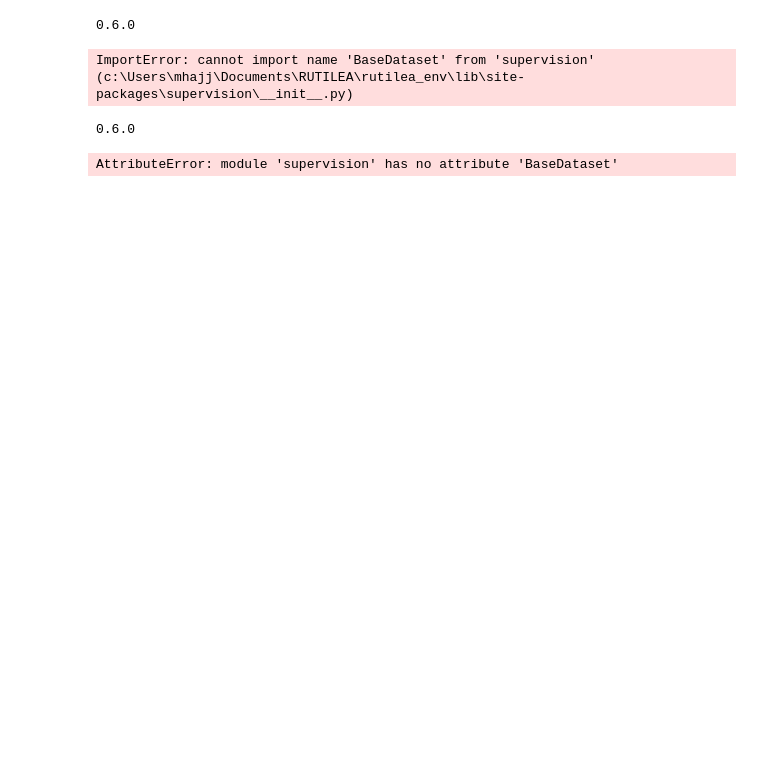
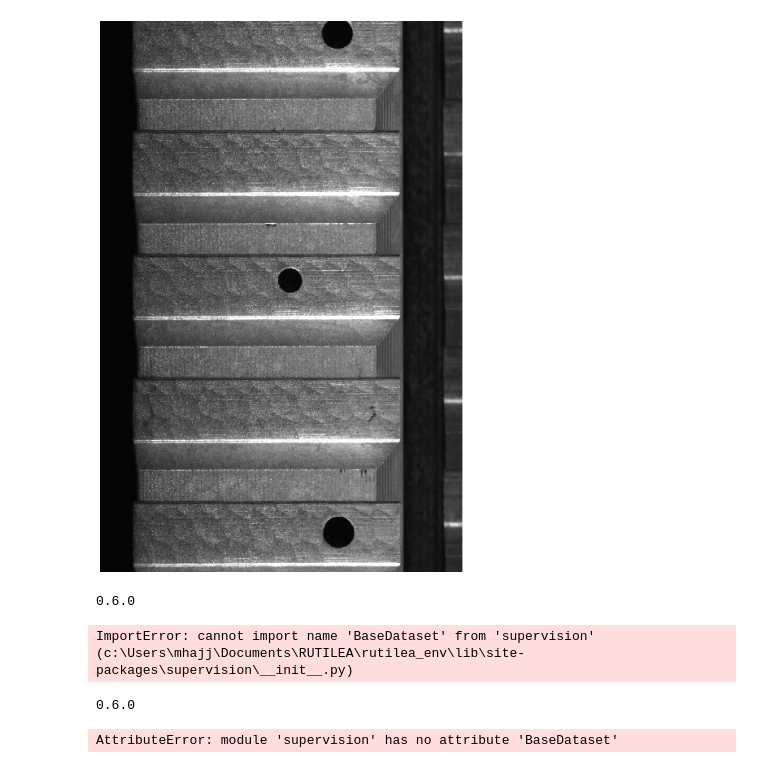
Before and after one commit to mhajjaj/rutilea, a Jupyter notebook: GearInspecByGDinoYoloNas.ipynb, the cells around one changed output. Drawn from its saved outputs; the diff is of its cells as text; code cells hidden in the pictures; blank space fills up the shorter version.

```diff
--- a/GearInspecByGDinoYoloNas.ipynb
+++ b/GearInspecByGDinoYoloNas.ipynb
@@ -1,3 +4,24 @@
+# %%
+img_path = 'C:\\Users\\mhajj\\Documents\\RUTILEA\\mhajjaj\\GearInspection-Dataset\\predict\\year=2023-month=04-day=27-00_16_34-NG-2_10.png'
+# %%
+from super_gradients.training import models
+import os
+
+class config:
+    HOME = os.getcwd()
+    CHECKPOINT_DIR = f'{HOME}\checkpoint\AGI-Dataset'
+    EXPERIMENT_NAME = 'AGIExperiment'
+    CLASSES = ['akkon', 'dakon', 'kizu', 'hakkon', 'kuromoyou', 'mizunokori', 'senkizu', 'yogore']
+    NUM_CLASSES = len(CLASSES)
+    MODEL_NAME = 'yolo_nas_l' # choose from yolo_nas_s, yolo_nas_m, yolo_nas_l
+# %%
+best_model = models.get(config.MODEL_NAME,
+                        num_classes=config.NUM_CLASSES,
+                        checkpoint_path=os.path.join(config.CHECKPOINT_DIR, config.EXPERIMENT_NAME, 'average_model.pth'))
+
+best_model.predict(img_path, conf=0.25).show()
+# %% [output]
+[figure, added]
 # %%
 import supervision as sv
 print(sv.__version__)
```
Also changed, not shown: parts of 1 cell of this notebook, 8 other files.
